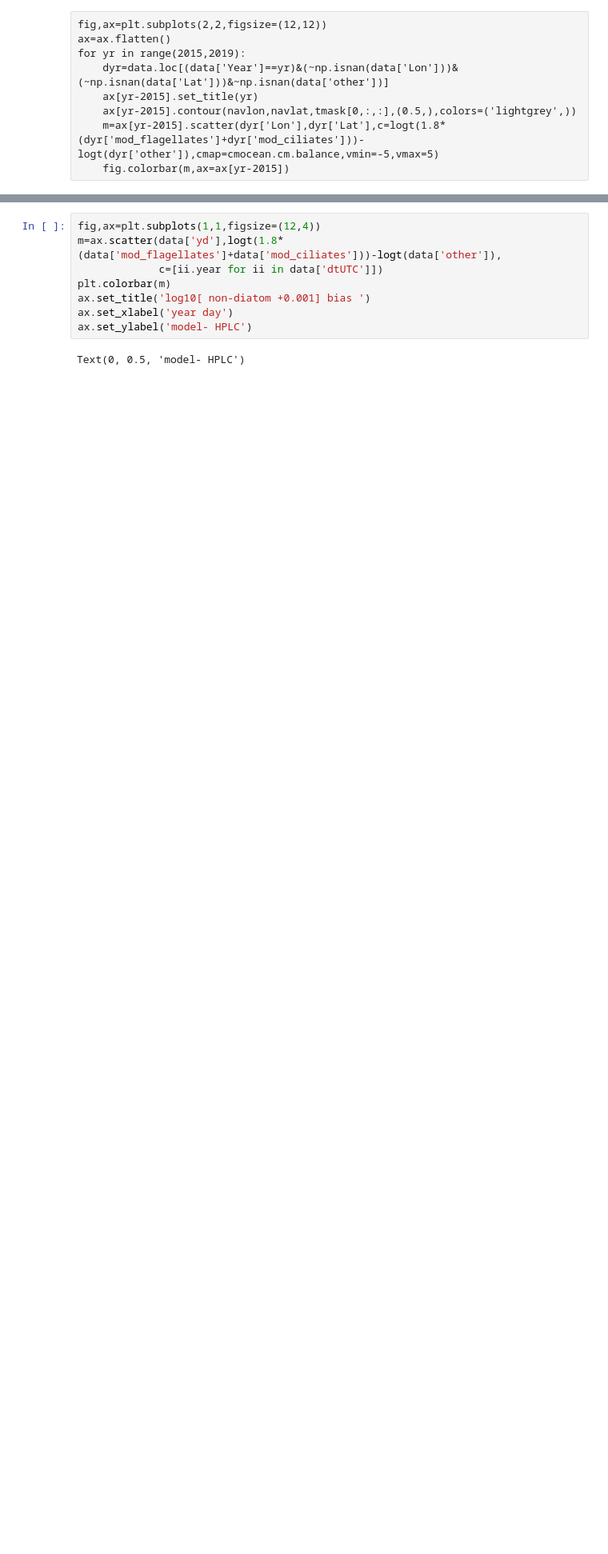
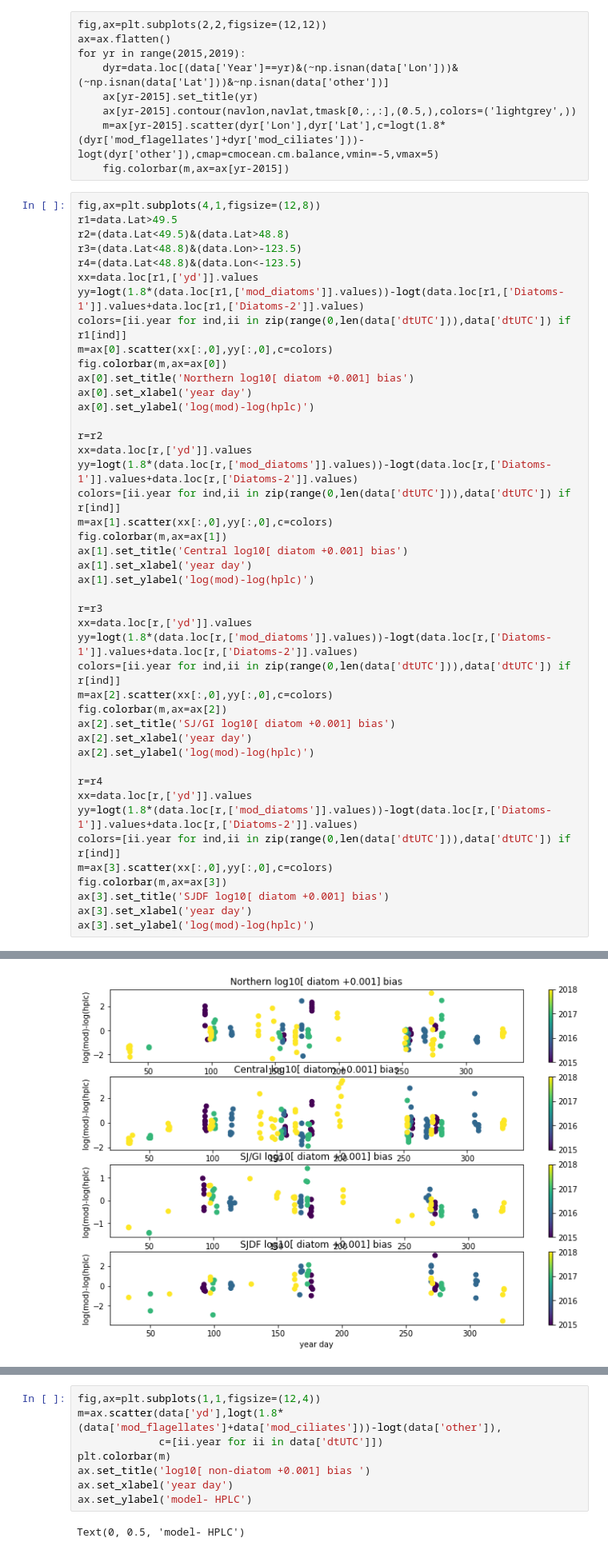
Before and after one commit to SalishSeaCast/analysis-elise-2, a Jupyter notebook: notebooks/NemcekHPLC/compHPLCModelFirstLook-201812.ipynb, the cells around one changed output, grey strips where cells are left out. Shown at 80% size. Cells and saved outputs as stored; diff of their text form; blank space fills up the shorter version.

Commit message:
mostly work on HPLC

```diff
--- a/notebooks/NemcekHPLC/compHPLCModelFirstLook-201812.ipynb
+++ b/notebooks/NemcekHPLC/compHPLCModelFirstLook-201812.ipynb
@@ -249,3 +253,48 @@ for yr in range(2015,2019):
     ax[yr-2015].contour(navlon,navlat,tmask[0,:,:],(0.5,),colors=('lightgrey',))
     m=ax[yr-2015].scatter(dyr['Lon'],dyr['Lat'],c=logt(1.8*(dyr['mod_flagellates']+dyr['mod_ciliates']))-logt(dyr['other']),cmap=cmocean.cm.balance,vmin=-5,vmax=5)
     fig.colorbar(m,ax=ax[yr-2015])
+# %%
+fig,ax=plt.subplots(4,1,figsize=(12,8))
+r1=data.Lat>49.5
+r2=(data.Lat<49.5)&(data.Lat>48.8)
+r3=(data.Lat<48.8)&(data.Lon>-123.5)
+r4=(data.Lat<48.8)&(data.Lon<-123.5)
+xx=data.loc[r1,['yd']].values
+yy=logt(1.8*(data.loc[r1,['mod_diatoms']].values))-logt(data.loc[r1,['Diatoms-1']].values+data.loc[r1,['Diatoms-2']].values)
+colors=[ii.year for ind,ii in zip(range(0,len(data['dtUTC'])),data['dtUTC']) if r1[ind]]
+m=ax[0].scatter(xx[:,0],yy[:,0],c=colors)
+fig.colorbar(m,ax=ax[0])
+ax[0].set_title('Northern log10[ diatom +0.001] bias')
+ax[0].set_xlabel('year day')
+ax[0].set_ylabel('log(mod)-log(hplc)')
+
+r=r2
+xx=data.loc[r,['yd']].values
+yy=logt(1.8*(data.loc[r,['mod_diatoms']].values))-logt(data.loc[r,['Diatoms-1']].values+data.loc[r,['Diatoms-2']].values)
+colors=[ii.year for ind,ii in zip(range(0,len(data['dtUTC'])),data['dtUTC']) if r[ind]]
+m=ax[1].scatter(xx[:,0],yy[:,0],c=colors)
+fig.colorbar(m,ax=ax[1])
+ax[1].set_title('Central log10[ diatom +0.001] bias')
+ax[1].set_xlabel('year day')
+ax[1].set_ylabel('log(mod)-log(hplc)')
+
+r=r3
+xx=data.loc[r,['yd']].values
+yy=logt(1.8*(data.loc[r,['mod_diatoms']].values))-logt(data.loc[r,['Diatoms-1']].values+data.loc[r,['Diatoms-2']].values)
+colors=[ii.year for ind,ii in zip(range(0,len(data['dtUTC'])),data['dtUTC']) if r[ind]]
+m=ax[2].scatter(xx[:,0],yy[:,0],c=colors)
+fig.colorbar(m,ax=ax[2])
+ax[2].set_title('SJ/GI log10[ diatom +0.001] bias')
+ax[2].set_xlabel('year day')
+ax[2].set_ylabel('log(mod)-log(hplc)')
+
+r=r4
+xx=data.loc[r,['yd']].values
+yy=logt(1.8*(data.loc[r,['mod_diatoms']].values))-logt(data.loc[r,['Diatoms-1']].values+data.loc[r,['Diatoms-2']].values)
+colors=[ii.year for ind,ii in zip(range(0,len(data['dtUTC'])),data['dtUTC']) if r[ind]]
+m=ax[3].scatter(xx[:,0],yy[:,0],c=colors)
+fig.colorbar(m,ax=ax[3])
+ax[3].set_title('SJDF log10[ diatom +0.001] bias')
+ax[3].set_xlabel('year day')
+ax[3].set_ylabel('log(mod)-log(hplc)')
+# %% [output]
@@ -252 +302,2 @@ for yr in range(2015,2019):
+[figure, added]
 # %%
```
Also changed, not shown: parts of 6 cells of this notebook, 14 other files.
